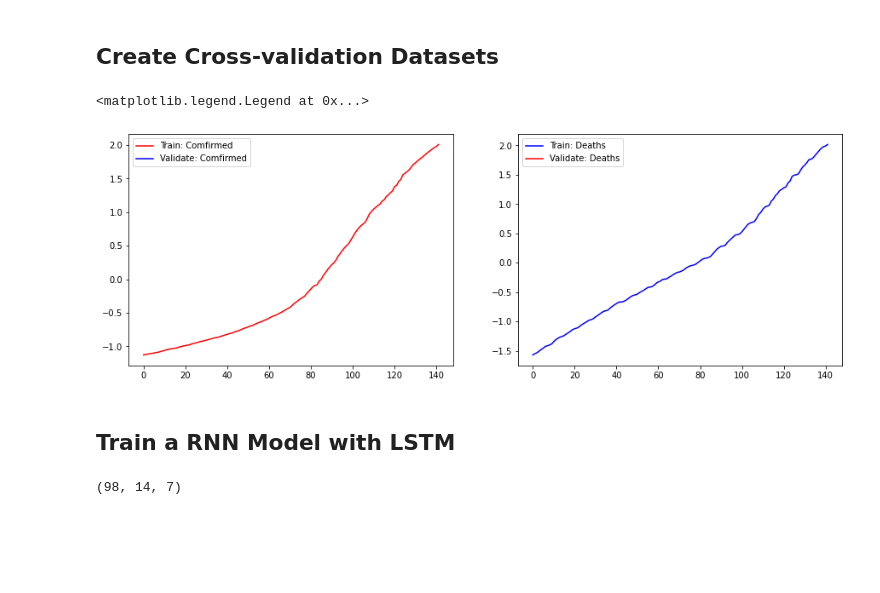
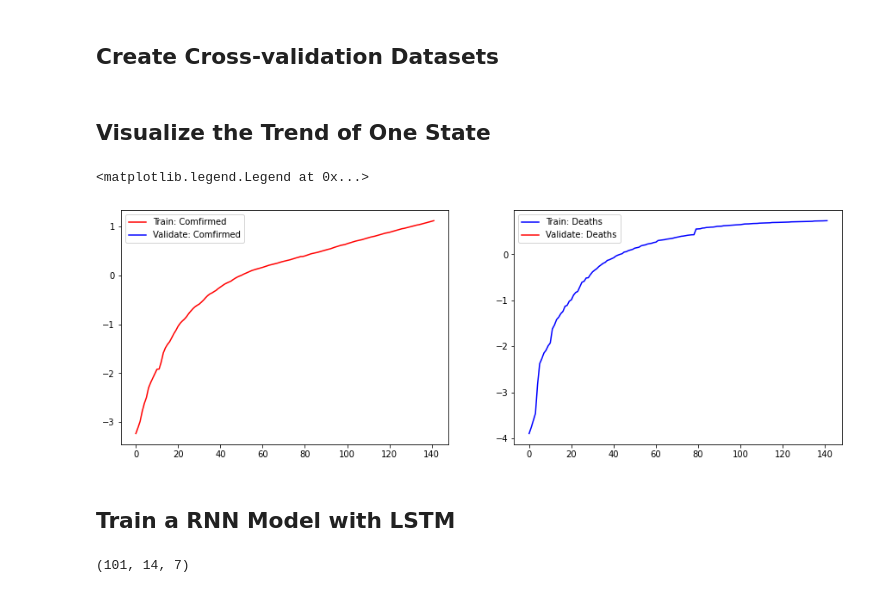
Before and after one commit to JackZhao98/COVID19-Prediction, a Jupyter notebook: notebook.ipynb, the cells around one changed output. Drawn from its saved outputs; the diff is of its cells as text; code cells hidden in the pictures; blank space fills up the shorter version.

Commit message:
Train RNN for all states

```diff
--- a/notebook.ipynb
+++ b/notebook.ipynb
@@ -102,32 +113,24 @@ for state in states_data.keys():
+# %% [markdown]
+## Visualize the Trend of One State
 # %%
-test_percentage = 1
-validate_percentage = 0
-state_train_data = {}
-state_validate_data = {}
-
-for state in states_data.keys():
-    state_data_size = states_data[state].shape
-    state_test_size = math.floor(state_data_size[0]*test_percentage)
-    state_train_data[state] = states_data[state][:state_test_size]
-    state_validate_data[state] = states_data[state][state_test_size:]
-
-num_state_train = state_train_data['California'].shape[0]
-num_state_validate = state_validate_data['California'].shape[0]
+current_state = 'New York'
+num_state_train = state_train_data[current_state].shape[0]
+num_state_validate = state_validate_data[current_state].shape[0]
 validate_range = np.arange(num_state_train, num_state_train+num_state_validate)
 
 plt.figure(figsize=(15, 5))
 plt.subplot(1,2,1)
 plt.yscale('linear')
-plt.plot(state_train_data['California'].Confirmed.values, color='red', label='Train: Comfirmed')
-plt.plot(validate_range, state_validate_data['California'].Confirmed.values, color='blue', label='Validate: Comfirmed')
+plt.plot(state_train_data[current_state].Confirmed.values, color='red', label='Train: Comfirmed')
+plt.plot(validate_range, state_validate_data[current_state].Confirmed.values, color='blue', label='Validate: Comfirmed')
 plt.legend(loc='best')
 plt.subplot(1,2,2)
-plt.plot(states_data['California'].Deaths.values, color='blue', label='Train: Deaths')
-plt.plot(validate_range, state_validate_data['California'].Deaths.values, color='red', label='Validate: Deaths')
+plt.plot(states_data[current_state].Deaths.values, color='blue', label='Train: Deaths')
+plt.plot(validate_range, state_validate_data[current_state].Deaths.values, color='red', label='Validate: Deaths')
 plt.legend(loc='best')
 # %% [output]
 <matplotlib.legend.Legend at 0x...>
-[figure, old version]
+[figure, new version]
 # %% [markdown]
 ## Train a RNN Model with LSTM
 # %%
@@ -138,23 +141,23 @@ from tensorflow.keras import Sequential
 from tensorflow.keras.layers import Dense, LSTM, Dropout
 
 # test model for CA
-data_training = np.array(state_train_data['California'])
+data_training = np.array(state_train_data[current_state])
 
 X_train = []
 y_train = []
 
 # window size 14
 window_size = 14
-forcast_day = 30
+forecast_day = 27
 
-for i in range(window_size, data_training.shape[0]-forcast_day):
+for i in range(window_size, data_training.shape[0]-forecast_day):
     X_train.append(data_training[i-window_size:i])
-    y_train.append(data_training[i+forcast_day, 0])
+    y_train.append(data_training[i+forecast_day, 0])
 
 X_train, y_train = np.array(X_train), np.array(y_train)
 X_train.shape
 # %% [output]
-(98, 14, 7)
+(101, 14, 7)
 # %%
 model = keras.Sequential()
 
```
Also changed, not shown: parts of 15 cells of this notebook.
